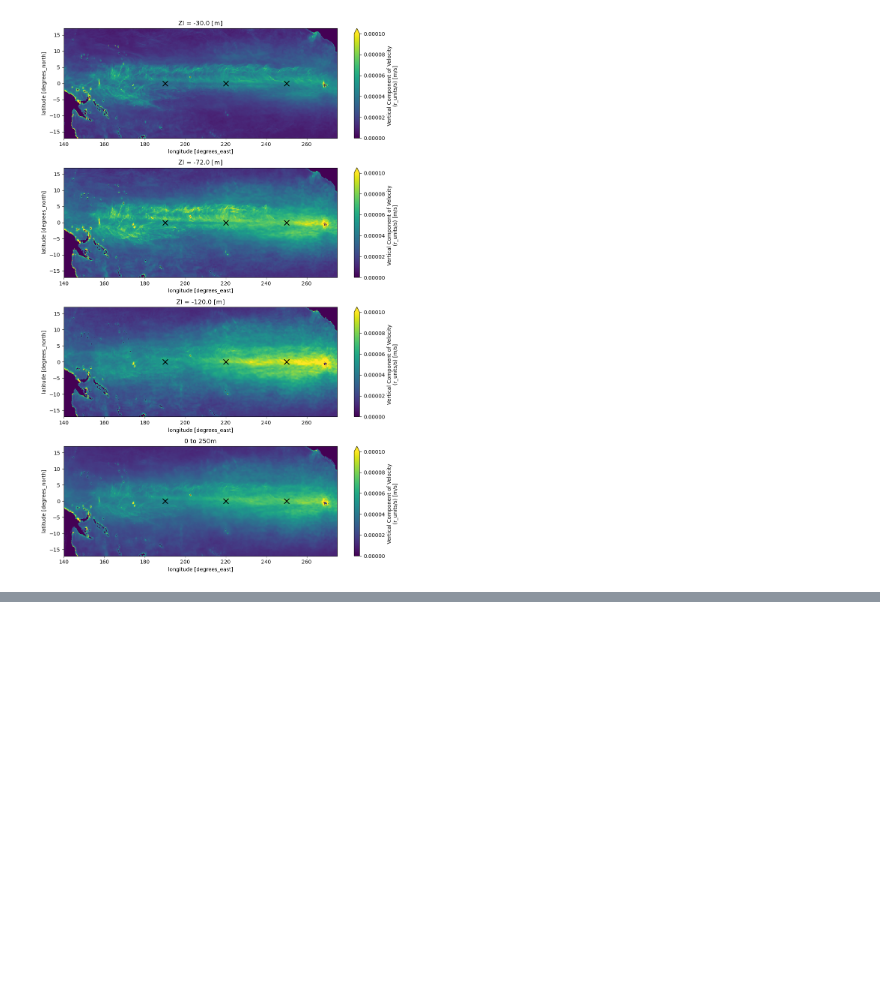
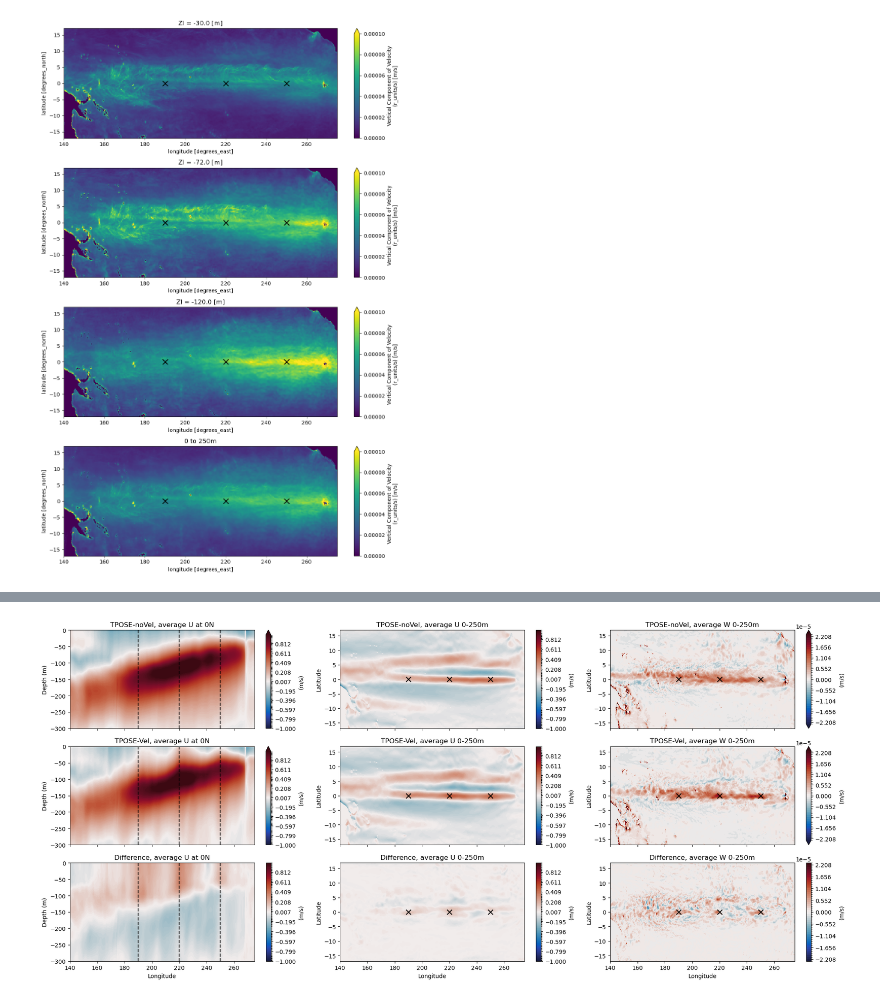
Before and after one commit to eldavenport/tpose-vel-davenport-2026, a Jupyter notebook: assimilation_results/wvel_changes/wvel_rms.ipynb, the cells around one changed output, grey strips where cells are left out. Saved outputs shown, nothing was run; the diff lists cells and outputs as text; code cells hidden in the pictures; blank space fills up the shorter version.

```diff
--- a/assimilation_results/wvel_changes/wvel_rms.ipynb
+++ b/assimilation_results/wvel_changes/wvel_rms.ipynb
@@ -166,0 +167,89 @@ fig.savefig('assimilation_results/wvel_changes/wvel_difference.png',dpi=300,bbox
+# %%
+# create the plot above, but add a time-mean Z v XC plot of UVEL. there should be two columns, one showing the WVEL analysis and one showing UVEL
+fig, ax = plt.subplots(figsize=(20,9),nrows=3, ncols=3, sharex=True)
+lon_slice = slice(140,275)
+levels = np.linspace(-1.0,1.0,150)
+uvel_rms = ds.UVEL.sel(YC=0, method='nearest').sel(XG=lon_slice).mean(dim='time')
+uvel_rms.plot.contourf(ax=ax[0,0],levels=levels,cmap=cmo.balance,cbar_kwargs={'label':'(m/s)'})
+ax[0,0].axvline(190,color='k',linestyle='--')
+ax[0,0].axvline(220,color='k',linestyle='--')
+ax[0,0].axvline(250,color='k',linestyle='--')
+ax[0,0].set_ylim(-300,0)
+ax[0,0].set_title('TPOSE-noVel, average U at 0N')
+ax[0,0].set_xlabel('')
+
+uvel_rms = ds_tpose_vel.UVEL.sel(YC=0, method='nearest').sel(XG=lon_slice).mean(dim='time')
+uvel_rms.plot.contourf(ax=ax[1,0],levels=levels,cmap=cmo.balance,cbar_kwargs={'label':'(m/s)'})
+ax[1,0].axvline(190,color='k',linestyle='--')
+ax[1,0].axvline(220,color='k',linestyle='--')
+ax[1,0].axvline(250,color='k',linestyle='--')
+ax[1,0].set_ylim(-300,0)
+ax[1,0].set_title('TPOSE-Vel, average U at 0N')
+ax[1,0].set_xlabel('')
+
+uvel_rms = (ds_tpose_vel.UVEL.sel(YC=0, method='nearest').sel(XG=lon_slice).mean(dim='time') - ds.UVEL.sel(YC=0, method='nearest').sel(XG=lon_slice).mean(dim='time'))
+uvel_rms.plot.contourf(ax=ax[2,0],levels=levels,cmap=cmo.balance,cbar_kwargs={'label':'(m/s)'})
+ax[2,0].axvline(190,color='k',linestyle='--')
+ax[2,0].axvline(220,color='k',linestyle='--')
+ax[2,0].axvline(250,color='k',linestyle='--')
+ax[2,0].set_ylim(-300,0)
+ax[2,0].set_title('Difference, average U at 0N')
+ax[2,0].set_xlabel('Longitude')
+
+lon_slice = slice(140,275)
+levels = np.linspace(-1.0,1.0,150)
+uvel_rms = ds.UVEL.sel(YC=slice(-17,17), XG=lon_slice, Z=slice(0,-250)).mean(dim=['time','Z'])
+uvel_rms.plot.contourf(ax=ax[0,1],levels=levels,cmap=cmo.balance,cbar_kwargs={'label':'(m/s)'})
+moorings = [(0,190),(0,220),(0,250)]
+for lat,lon in moorings:
+    ax[0,1].scatter(lon,lat,color='k',marker='x',s=75)
+ax[0,1].set_title('TPOSE-noVel, average U 0-250m')
+ax[0,1].set_xlabel('')
+
+uvel_rms = ds_tpose_vel.UVEL.sel(YC=slice(-17,17), XG=lon_slice, Z=slice(0,-250)).mean(dim=['time','Z'])
+uvel_rms.plot.contourf(ax=ax[1,1],levels=levels,cmap=cmo.balance,cbar_kwargs={'label':'(m/s)'})
+for lat,lon in moorings:
+    ax[1,1].scatter(lon,lat,color='k',marker='x',s=75)
+ax[1,1].set_title('TPOSE-Vel, average U 0-250m')
+ax[1,1].set_xlabel('')
+
+uvel_rms = (ds_tpose_vel.UVEL.sel(YC=slice(-17,17), XG=lon_slice, Z=slice(0,-250)).mean(dim=['time','Z']) - ds.UVEL.sel(YC=slice(-17,17), XG=lon_slice, Z=slice(0,-250)).mean(dim=['time','Z']))
+uvel_rms.plot.contourf(ax=ax[2,1],levels=levels,cmap=cmo.balance,cbar_kwargs={'label':'(m/s)'})
+for lat,lon in moorings:
+    ax[2,1].scatter(lon,lat,color='k',marker='x',s=75)
+ax[2,1].set_title('Difference, average U 0-250m')
+ax[2,1].set_xlabel('Longitude')
+
+levels = np.linspace(-0.000023,0.000023,51)
+wvel_rms = ds.WVEL.sel(Zl=slice(0,-250)).mean(dim=['time','Zl'])
+wvel_rms.sel(XC=slice(140,275),YC=slice(-17,17)).plot.contourf(ax=ax[0,2],levels=levels,cmap=cmo.balance,cbar_kwargs={'label':'(m/s)'})
+# scatter plot of moorings at 0N, 190E, 0N, 220E, and 0N, 250E
+for lat,lon in moorings:
+    ax[0,2].scatter(lon,lat,color='k',marker='x',s=75)
+ax[0,2].set_title('TPOSE-noVel, average W 0-250m')
+ax[0,2].set_xlabel('')
+
+wvel_rms = ds_tpose_vel.WVEL.sel(Zl=slice(0,-250)).mean(dim=['time','Zl'])
+wvel_rms.sel(XC=slice(140,275),YC=slice(-17,17)).plot.contourf(ax=ax[1,2],levels=levels,cmap=cmo.balance,cbar_kwargs={'label':'(m/s)'})
+for lat,lon in moorings:
+    ax[1,2].scatter(lon,lat,color='k',marker='x',s=75)
+ax[1,2].set_title('TPOSE-Vel, average W 0-250m')
+ax[1,2].set_xlabel('')
+
+wvel_rms = (ds_tpose_vel.WVEL.sel(Zl=slice(0,-250)).mean(dim=['time','Zl']) - ds.WVEL.sel(Zl=slice(0,-250)).mean(dim=['time','Zl']))
+wvel_rms.sel(XC=slice(140,275),YC=slice(-17,17)).plot.contourf(ax=ax[2,2],levels=levels,cmap=cmo.balance,cbar_kwargs={'label':'(m/s)'})
+for lat,lon in moorings:
+    ax[2,2].scatter(lon,lat,color='k',marker='x',s=75)
+ax[2,2].set_title("Difference, average W 0-250m")
+ax[2,2].set_xlabel('Longitude')
+
+for a in ax[:,1]:
+    a.set_ylabel('Latitude')
+for a in ax[:,2]:
+    a.set_ylabel('Latitude')
+for a in ax[:,0]:
+    a.set_ylabel('Depth (m)')
+plt.tight_layout()
+fig.savefig('assimilation_results/wvel_changes/wvel_uvel_difference.png',dpi=300,bbox_inches='tight')
+# %% [output]
+[figure, added]
```
Also changed, not shown: parts of 3 cells of this notebook, 6 other files.
